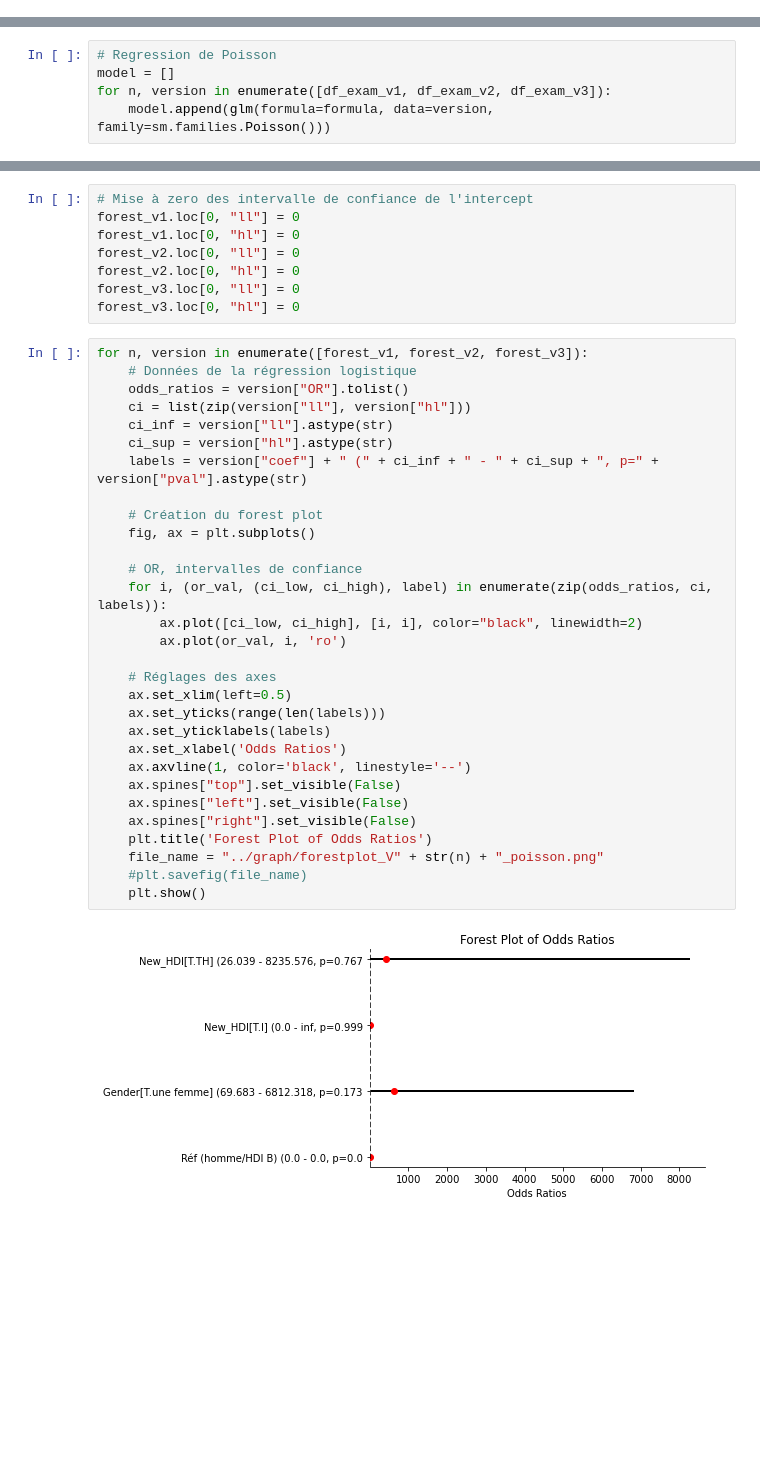
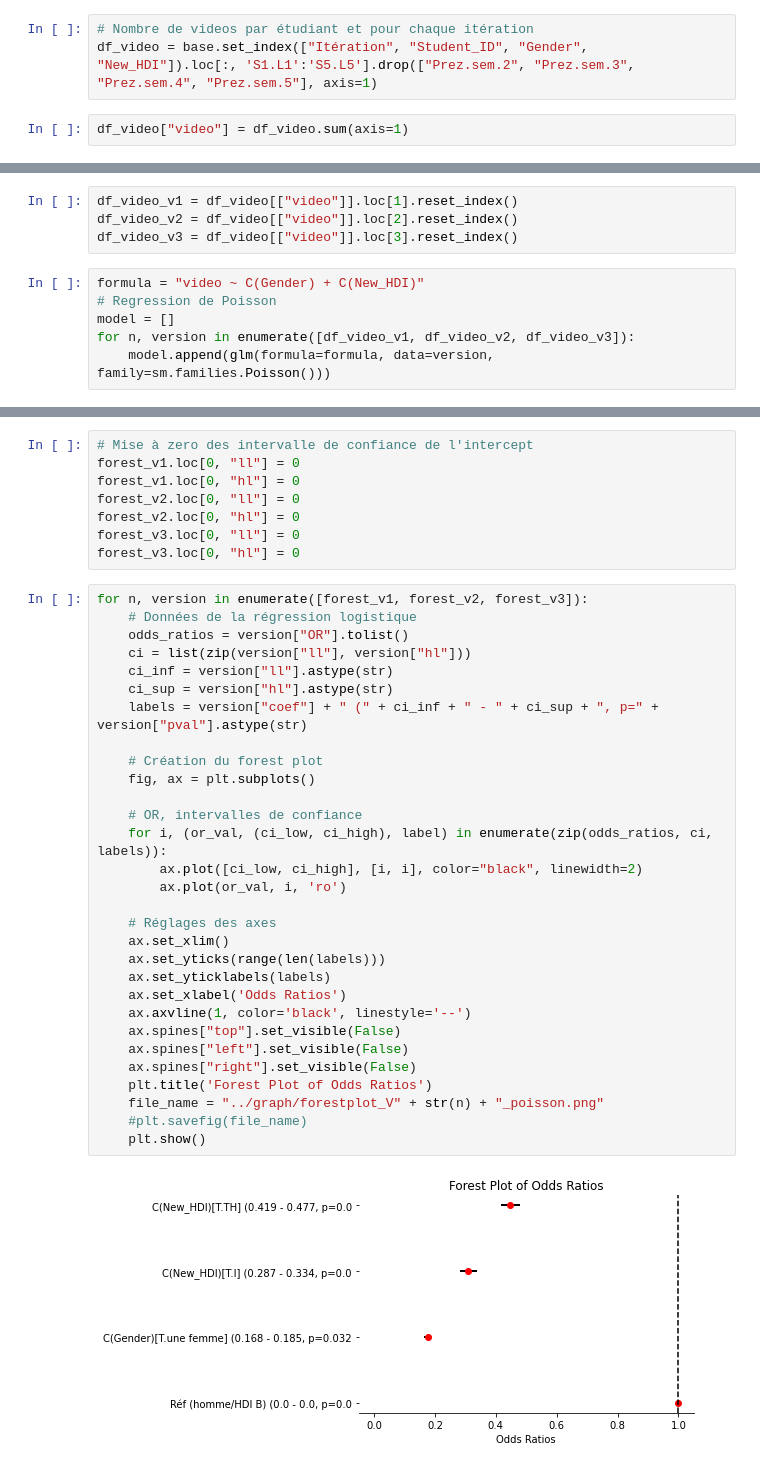
Before and after one commit to smtux/DUDA, a Jupyter notebook: statistique/src/mooc_mertes.ipynb, the cells around one changed output, grey strips where cells are left out. Cells and saved outputs as stored; diff of their text form; blank space fills up the shorter version.

```diff
--- a/statistique/src/mooc_mertes.ipynb
+++ b/statistique/src/mooc_mertes.ipynb
@@ -1046,0 +1044,5 @@ for n, version in enumerate([forest_v1, forest_v2, forest_v3]):
+# %%
+# Nombre de videos par étudiant et pour chaque itération
+df_video = base.set_index(["Itération", "Student_ID", "Gender", "New_HDI"]).loc[:, 'S1.L1':'S5.L5'].drop(["Prez.sem.2", "Prez.sem.3", "Prez.sem.4", "Prez.sem.5"], axis=1)
+# %%
+df_video["video"] = df_video.sum(axis=1)
@@ -1047,7 +1066,12 @@ for n, version in enumerate([forest_v1, forest_v2, forest_v3]):
+# %%
+df_video_v1 = df_video[["video"]].loc[1].reset_index()
+df_video_v2 = df_video[["video"]].loc[2].reset_index()
+df_video_v3 = df_video[["video"]].loc[3].reset_index()
 # %%
+formula = "video ~ C(Gender) + C(New_HDI)"
 # Regression de Poisson
 model = []
-for n, version in enumerate([df_exam_v1, df_exam_v2, df_exam_v3]):
+for n, version in enumerate([df_video_v1, df_video_v2, df_video_v3]):
     model.append(glm(formula=formula, data=version, family=sm.families.Poisson()))
 # %%
 # résultats de la fonction logistic par itération
@@ -1135,32 +1226,32 @@ forest_v3.loc[0, "hl"] = 0
 # %%
 for n, version in enumerate([forest_v1, forest_v2, forest_v3]):
     # Données de la régression logistique
     odds_ratios = version["OR"].tolist()
     ci = list(zip(version["ll"], version["hl"]))
     ci_inf = version["ll"].astype(str)
     ci_sup = version["hl"].astype(str)
     labels = version["coef"] + " (" + ci_inf + " - " + ci_sup + ", p=" + version["pval"].astype(str)
 
     # Création du forest plot
     fig, ax = plt.subplots()
 
     # OR, intervalles de confiance
     for i, (or_val, (ci_low, ci_high), label) in enumerate(zip(odds_ratios, ci, labels)):
         ax.plot([ci_low, ci_high], [i, i], color="black", linewidth=2)
         ax.plot(or_val, i, 'ro')
 
     # Réglages des axes
-    ax.set_xlim(left=0.5)
+    ax.set_xlim()
     ax.set_yticks(range(len(labels)))
     ax.set_yticklabels(labels)
     ax.set_xlabel('Odds Ratios')
     ax.axvline(1, color='black', linestyle='--')
     ax.spines["top"].set_visible(False)
     ax.spines["left"].set_visible(False)
     ax.spines["right"].set_visible(False)
     plt.title('Forest Plot of Odds Ratios')
     file_name = "../graph/forestplot_V" + str(n) + "_poisson.png"
     #plt.savefig(file_name)
     plt.show()
 # %% [output]
-[figure, old version]
+[figure, new version]
```
Also changed, not shown: parts of 20 cells of this notebook, 8 other files.
